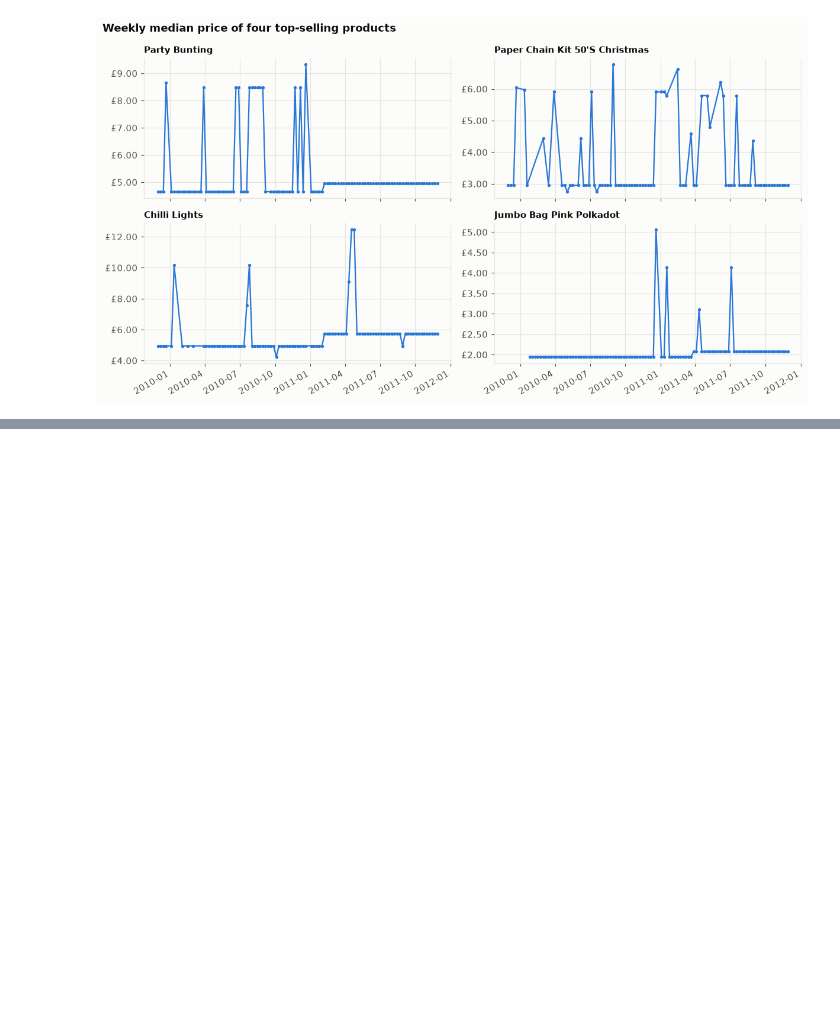
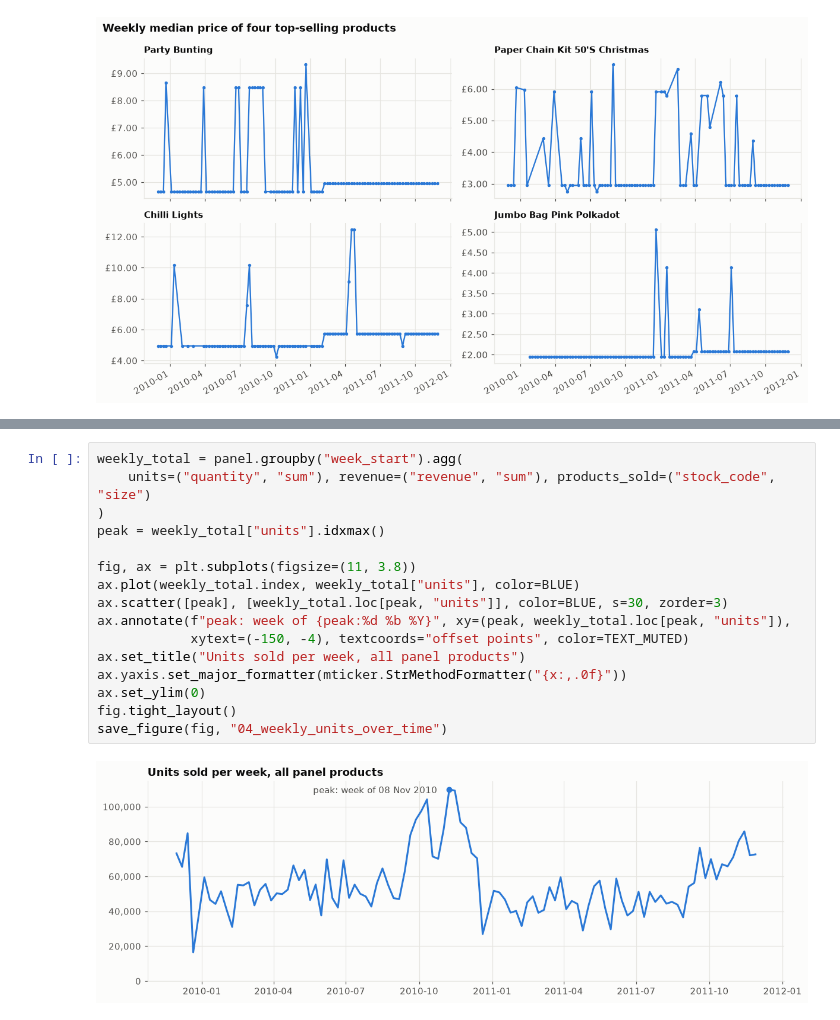
Before and after one commit to AmanDadsena/econocausal, a Jupyter notebook: notebooks/01_eda.ipynb, the cells around one changed output, grey strips where cells are left out. Cells and saved outputs as stored; diff of their text form; blank space fills up the shorter version.

Commit message:
Add seasonality, customer mix and demand curve analysis to EDA

```diff
--- a/notebooks/01_eda.ipynb
+++ b/notebooks/01_eda.ipynb
@@ -167,0 +173,18 @@ findfont: Failed to find font weight semibold for DejaVu Sans, now using 700.
+# %%
+weekly_total = panel.groupby("week_start").agg(
+    units=("quantity", "sum"), revenue=("revenue", "sum"), products_sold=("stock_code", "size")
+)
+peak = weekly_total["units"].idxmax()
+
+fig, ax = plt.subplots(figsize=(11, 3.8))
+ax.plot(weekly_total.index, weekly_total["units"], color=BLUE)
+ax.scatter([peak], [weekly_total.loc[peak, "units"]], color=BLUE, s=30, zorder=3)
+ax.annotate(f"peak: week of {peak:%d %b %Y}", xy=(peak, weekly_total.loc[peak, "units"]),
+            xytext=(-150, -4), textcoords="offset points", color=TEXT_MUTED)
+ax.set_title("Units sold per week, all panel products")
+ax.yaxis.set_major_formatter(mticker.StrMethodFormatter("{x:,.0f}"))
+ax.set_ylim(0)
+fig.tight_layout()
+save_figure(fig, "04_weekly_units_over_time")
+# %% [output]
+[figure, added]
```
Also changed, not shown: parts of 12 cells of this notebook, 4 other files.
